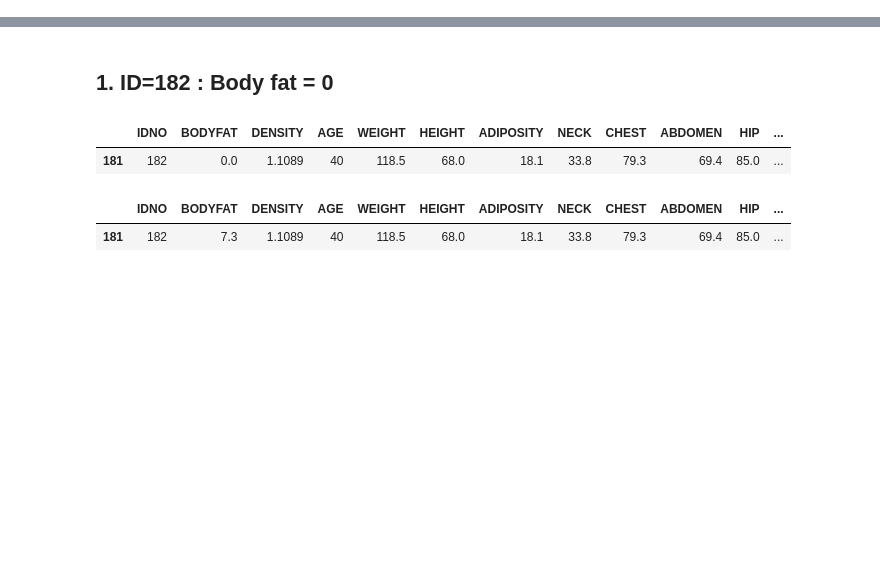
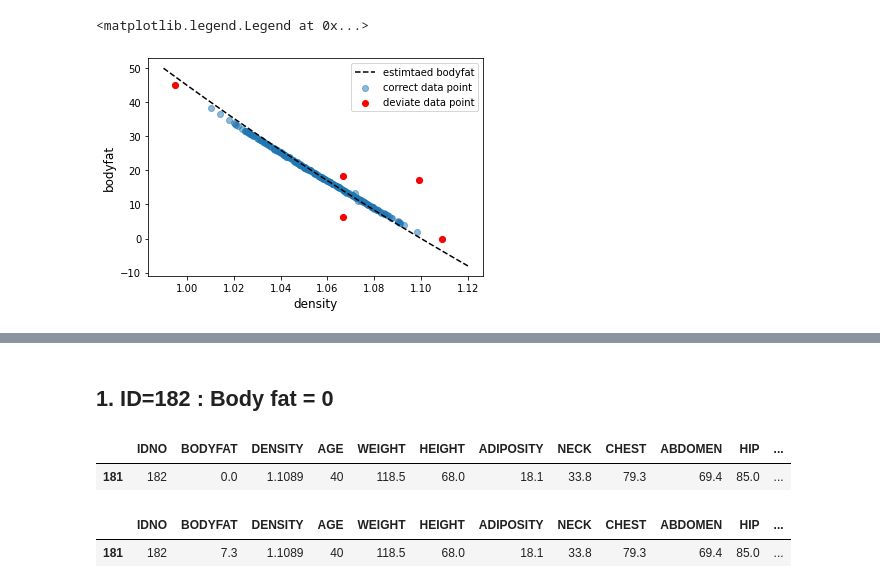
Before and after one commit to hahashuo/STAT628-Mod2, a Jupyter notebook: Code/preprocess.ipynb, the cells around one changed output, grey strips where cells are left out. Cells and saved outputs as stored; diff of their text form; code cells hidden in the pictures; blank space fills up the shorter version.

```diff
--- a/Code/preprocess.ipynb
+++ b/Code/preprocess.ipynb
@@ -15,5 +15,3 @@ import itertools
 from sklearn import linear_model
 # %%
 data=pd.read_csv("./Data/BodyFat.csv")
-# %%
-data=pd.read_csv("/Users/app/Desktop/Madison_Course/STAT628/Module2/preprocess_data.csv")
@@ -19,0 +49,14 @@ data=pd.read_csv("/Users/app/Desktop/Madison_Course/STAT628/Module2/preprocess_d
+# %%
+
+out=data.loc[abs((495/data['DENSITY']-450)-data['BODYFAT'])>2,]
+x=np.linspace(0.99,1.12,num=1000)
+plt.plot(x,(495/x)-450,color='black',ls='--',label='estimtaed bodyfat')
+
+plt.scatter(data["DENSITY"],data["BODYFAT"],alpha=0.5,label='correct data point')
+plt.scatter(out["DENSITY"], out["BODYFAT"], color="red",label='deviate data point')
+plt.xlabel("density",fontsize=12)
+plt.ylabel("bodyfat",fontsize=12)
+plt.legend()
+# %% [output]
+<matplotlib.legend.Legend at 0x...>
+[figure, added]
```
Also changed, not shown: parts of 4 cells of this notebook.
